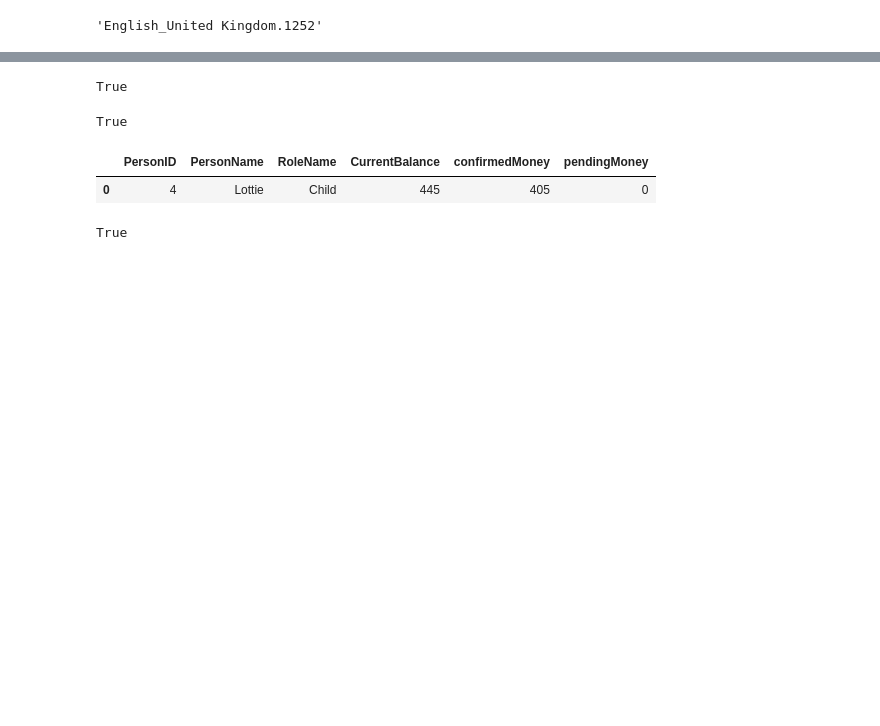
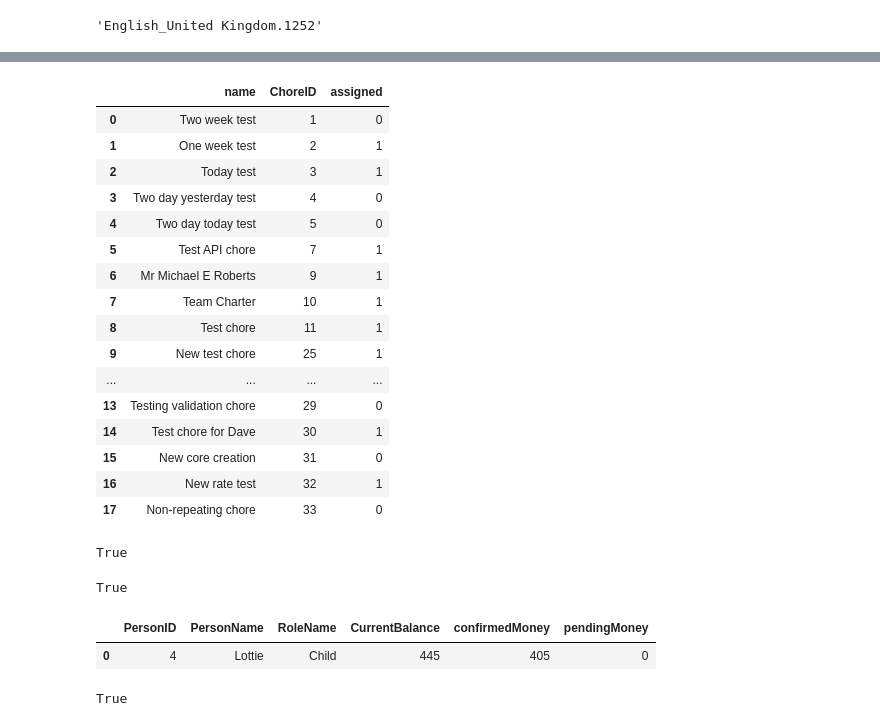
Before and after one commit to gorbynet/ChoreTracker, a Jupyter notebook: api_test.ipynb, the cells around one changed output, grey strips where cells are left out. Saved outputs shown, nothing was run; the diff lists cells and outputs as text; code cells hidden in the pictures; blank space fills up the shorter version.

```diff
--- a/api_test.ipynb
+++ b/api_test.ipynb
@@ -24,3 +60,39 @@ KeyboardInterrupt:
+# %%
+PersonId = 4
+utils.query_db(q=f"""
+    select chores.name,
+        chores.choreid,
+        IIF(pc.choreid IS NULL, 1, 0) as assigned
+    from chores
+    left join
+    (SELECT * FROM chores as c
+    left join
+    choreresponsibilities as cr
+    on c.choreid = cr.choreid
+    where cr.personid={PersonId}
+
+    ) as pc
+    on chores.choreid = pc.choreid
+    where chores.active=True
+""")
+# %% [output]
+|  | name | ChoreID | assigned |
+| 0 | Two week test | 1 | 0 |
+| 1 | One week test | 2 | 1 |
+| 2 | Today test | 3 | 1 |
+| 3 | Two day yesterday test | 4 | 0 |
+| 4 | Two day today test | 5 | 0 |
+| 5 | Test API chore | 7 | 1 |
+| 6 | Mr Michael E Roberts | 9 | 1 |
+| 7 | Team Charter | 10 | 1 |
+| 8 | Test chore | 11 | 1 |
+| 9 | New test chore | 25 | 1 |
+| ... | ... | ... | ... |
+| 13 | Testing validation chore | 29 | 0 |
+| 14 | Test chore for Dave | 30 | 1 |
+| 15 | New core creation | 31 | 0 |
+| 16 | New rate test | 32 | 1 |
+| 17 | Non-repeating chore | 33 | 0 |
 # %%
 choreInstanceId=38
 chore_check = utils.query_db(f"""
```
Also changed, not shown: parts of 4 cells of this notebook, 3 other files.
